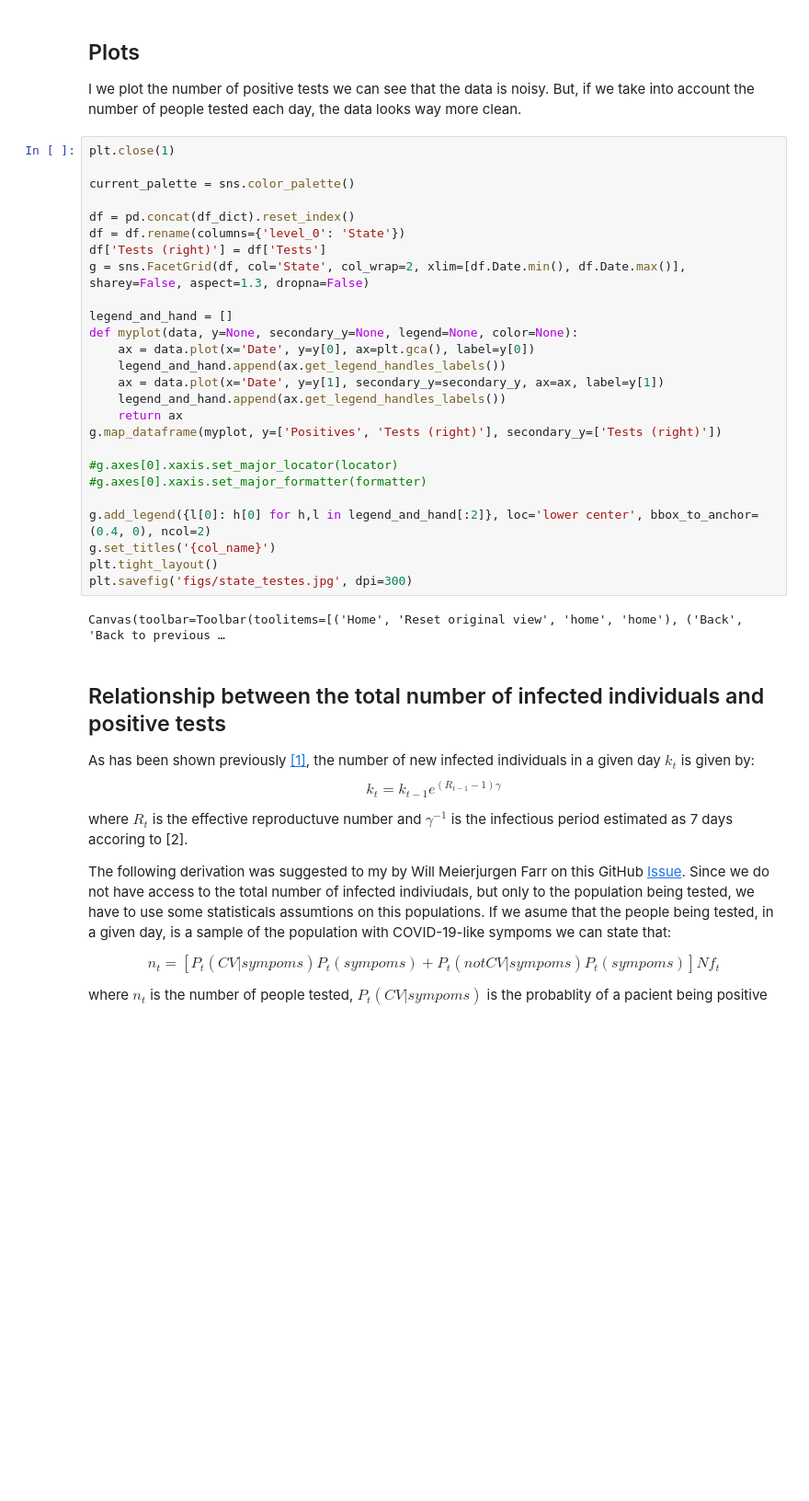
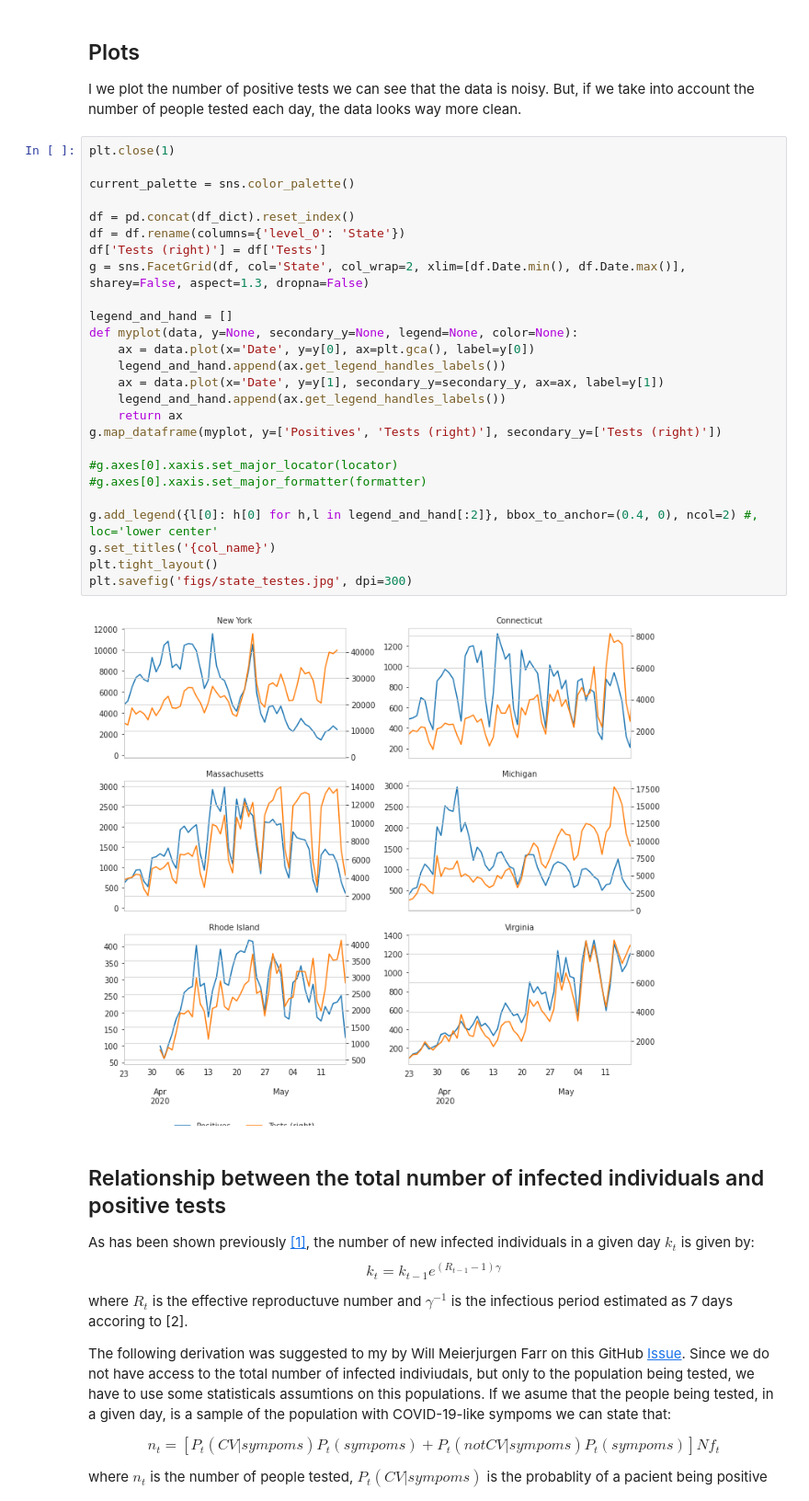
Before and after one commit to ababino/corona, a Jupyter notebook: Binomial_L1_LR_AIC_states.ipynb, the cells around one changed output. Shown: that part at 92% size. Drawn from its saved outputs; the diff is of its cells as text; blank space fills up the shorter version.

```diff
--- a/Binomial_L1_LR_AIC_states.ipynb
+++ b/Binomial_L1_LR_AIC_states.ipynb
@@ -459,31 +477,31 @@ But, if we take into account the number of people tested each day, the data look
 # %%
 plt.close(1)
 
 current_palette = sns.color_palette()
 
 df = pd.concat(df_dict).reset_index()
 df = df.rename(columns={'level_0': 'State'})
 df['Tests (right)'] = df['Tests']
 g = sns.FacetGrid(df, col='State', col_wrap=2, xlim=[df.Date.min(), df.Date.max()], sharey=False, aspect=1.3, dropna=False)
 
 legend_and_hand = []
 def myplot(data, y=None, secondary_y=None, legend=None, color=None):
     ax = data.plot(x='Date', y=y[0], ax=plt.gca(), label=y[0])
     legend_and_hand.append(ax.get_legend_handles_labels())
     ax = data.plot(x='Date', y=y[1], secondary_y=secondary_y, ax=ax, label=y[1])
     legend_and_hand.append(ax.get_legend_handles_labels())
     return ax
 g.map_dataframe(myplot, y=['Positives', 'Tests (right)'], secondary_y=['Tests (right)'])
 
 #g.axes[0].xaxis.set_major_locator(locator)
 #g.axes[0].xaxis.set_major_formatter(formatter)
 
-g.add_legend({l[0]: h[0] for h,l in legend_and_hand[:2]}, loc='lower center', bbox_to_anchor=(0.4, 0), ncol=2)
+g.add_legend({l[0]: h[0] for h,l in legend_and_hand[:2]}, bbox_to_anchor=(0.4, 0), ncol=2) #, loc='lower center'
 g.set_titles('{col_name}')
 plt.tight_layout()
 plt.savefig('figs/state_testes.jpg', dpi=300)
 # %% [output]
-Canvas(toolbar=Toolbar(toolitems=[('Home', 'Reset original view', 'home', 'home'), ('Back', 'Back to previous …
+[figure, added]
 # %% [markdown]
 ## Relationship between the total number of infected individuals and positive tests
 
```
Also changed, not shown: parts of 24 cells of this notebook, 6 other files.
